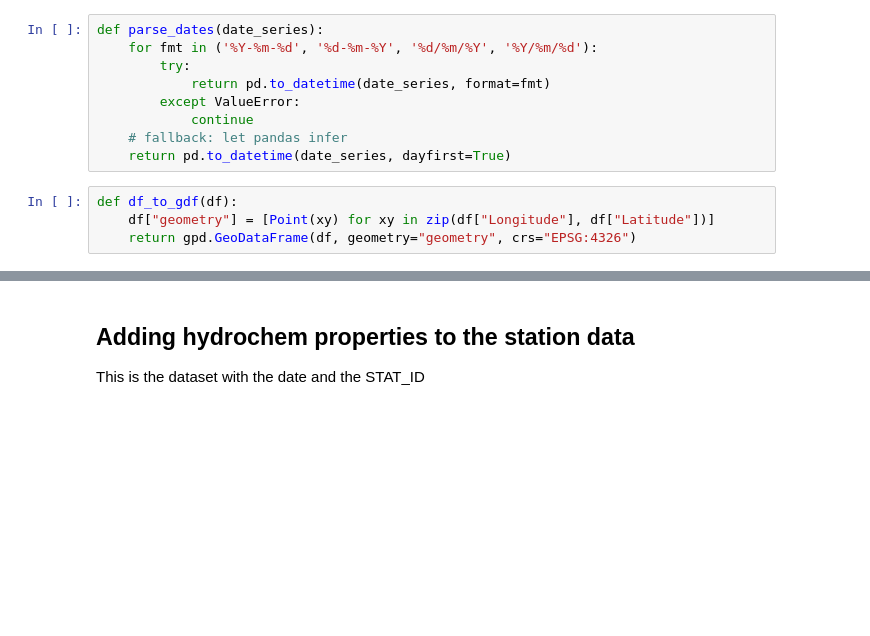
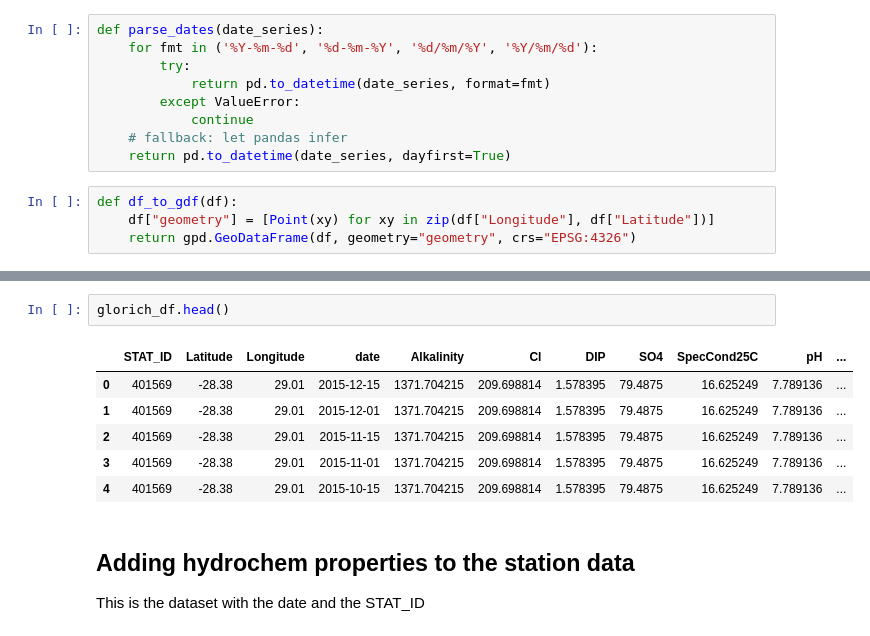
Before and after one commit to Teddy50060/EY_DataThon2026, a Jupyter notebook: training_pipeline.ipynb, the cells around one changed output, grey strips where cells are left out. Saved outputs shown, nothing was run; the diff lists cells and outputs as text; blank space fills up the shorter version.

```diff
--- a/training_pipeline.ipynb
+++ b/training_pipeline.ipynb
@@ -44,3 +62,12 @@ def landsat_map_station(stations_df, landsat_df):
+# %%
+glorich_df.head()
+# %% [output]
+|  | STAT_ID | Latitude | Longitude | date | Alkalinity | Cl | DIP | SO4 | SpecCond25C | pH | ... |
+| 0 | 401569 | -28.38 | 29.01 | 2015-12-15 | 1371.704215 | 209.698814 | 1.578395 | 79.4875 | 16.625249 | 7.789136 | ... |
+| 1 | 401569 | -28.38 | 29.01 | 2015-12-01 | 1371.704215 | 209.698814 | 1.578395 | 79.4875 | 16.625249 | 7.789136 | ... |
+| 2 | 401569 | -28.38 | 29.01 | 2015-11-15 | 1371.704215 | 209.698814 | 1.578395 | 79.4875 | 16.625249 | 7.789136 | ... |
+| 3 | 401569 | -28.38 | 29.01 | 2015-11-01 | 1371.704215 | 209.698814 | 1.578395 | 79.4875 | 16.625249 | 7.789136 | ... |
+| 4 | 401569 | -28.38 | 29.01 | 2015-10-15 | 1371.704215 | 209.698814 | 1.578395 | 79.4875 | 16.625249 | 7.789136 | ... |
 # %% [markdown]
 ## Adding hydrochem properties to the station data
 This is the dataset with the date and the STAT_ID
```
Also changed, not shown: parts of 7 cells of this notebook, 6 other files.
